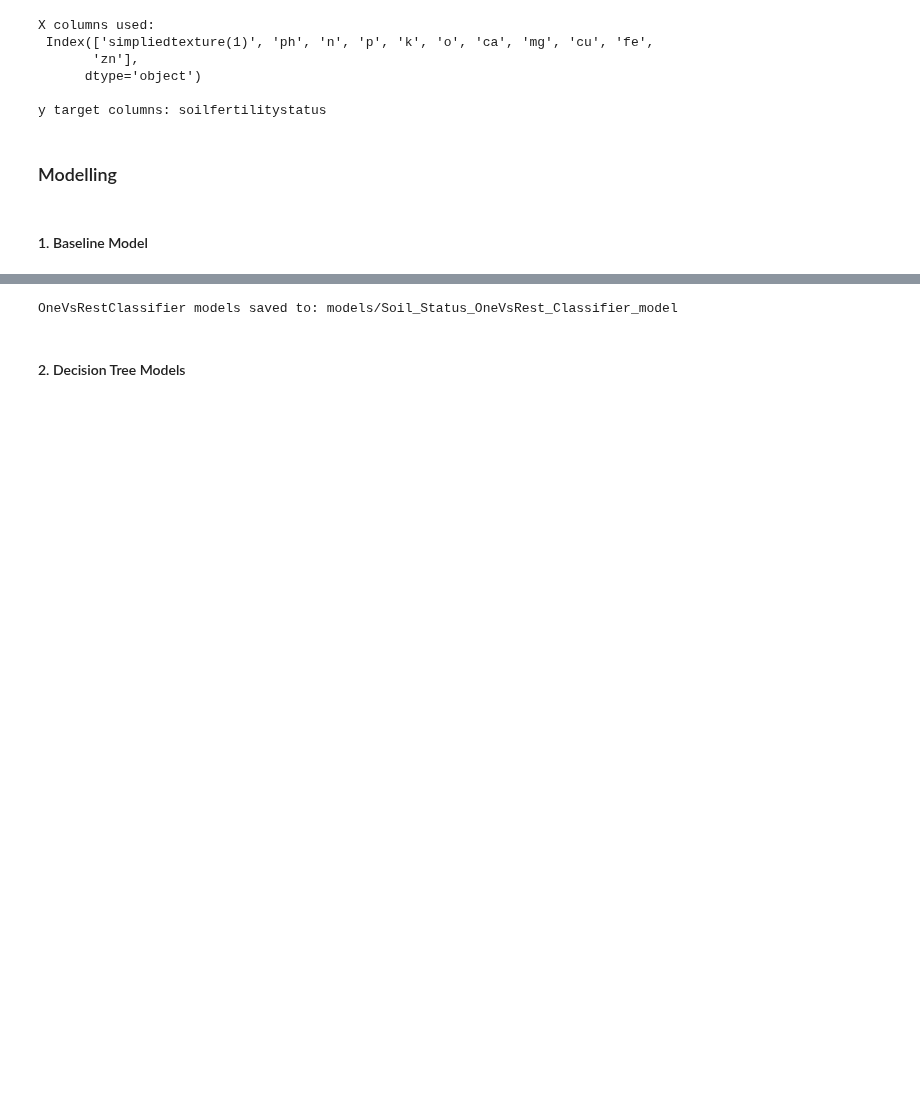
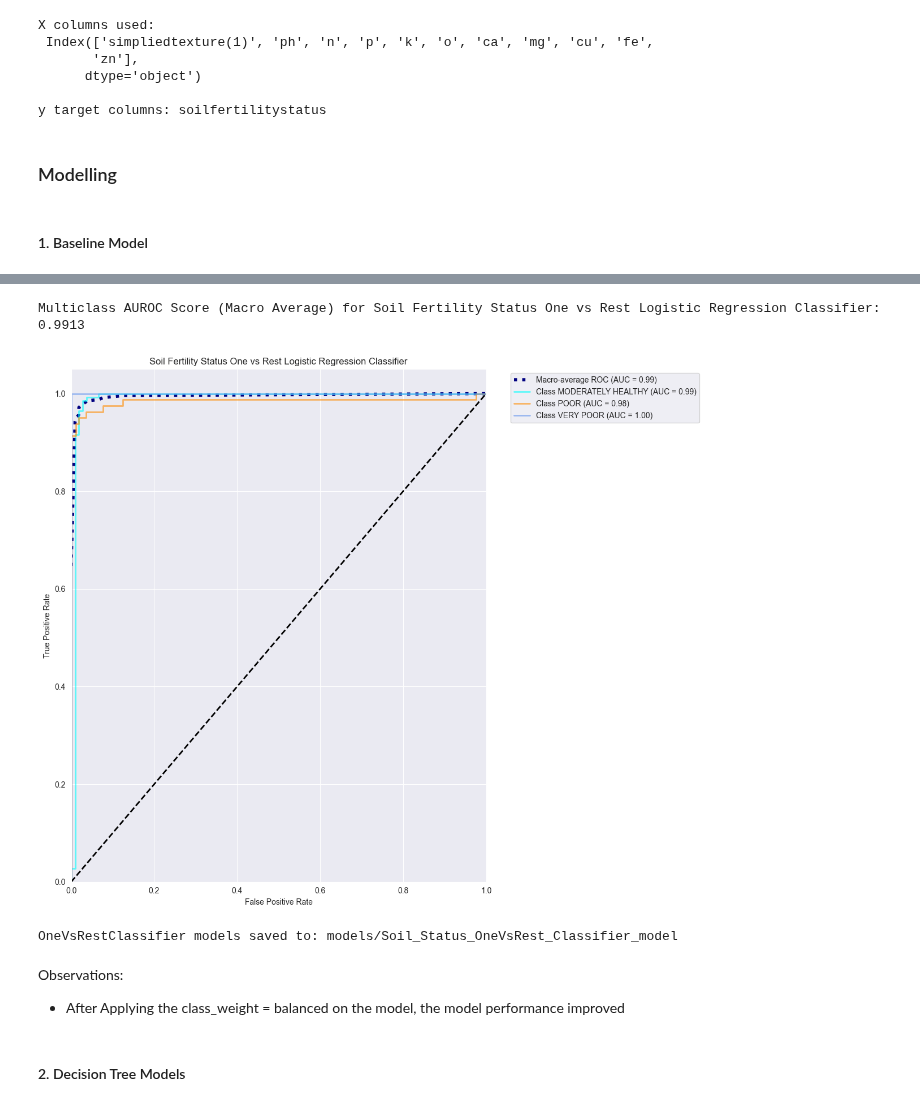
Before and after one commit to oscar066/Kiduka, a Jupyter notebook: notebooks/soil-fertility-status-models-notebook.ipynb, the cells around one changed output, grey strips where cells are left out. Cells and saved outputs as stored; diff of their text form; code cells hidden in the pictures; blank space fills up the shorter version.

```diff
--- a/notebooks/index.ipynb
+++ b/notebooks/soil-fertility-status-models-notebook.ipynb
@@ -1045,3 +1084,19 @@ plt.savefig(plot_path)
+# %%
+from sklearn.preprocessing import LabelEncoder
+from notebooks_utils.auroc_evaluate import evaluate_and_plot_multiclass_roc
+
+# 1. Re-fit the encoder on your original target column to get the names back
+le = LabelEncoder()
+le.fit(df_clean['soilfertilitystatus'])
+
+# 2. Get the class names
+class_names = le.classes_
+
+# Function to evaluate and plot the AUROC metrics
+evaluate_and_plot_multiclass_roc(OvR_clf, X_test, y_test, class_names, title="Soil Fertility Status One vs Rest Logistic Regression Classifier")
+# %% [output]
+Multiclass AUROC Score (Macro Average) for Soil Fertility Status One vs Rest Logistic Regression Classifier: 0.9913
+[figure, added]
 # %%
 # Save the model to a file
 import joblib
@@ -1050,6 +1105,9 @@ joblib.dump(OvR_clf, 'models/Soil_Status_OneVsRest_Classifier_model.joblib')
 print("OneVsRestClassifier models saved to: models/Soil_Status_OneVsRest_Classifier_model")
 # %% [output]
 OneVsRestClassifier models saved to: models/Soil_Status_OneVsRest_Classifier_model
+# %% [markdown]
+Observations:
+- After Applying the class_weight = balanced on the model, the model performance improved
 # %% [markdown]
 #### 2. Decision Tree Models
 # %%
```
Also changed, not shown: parts of 43 cells of this notebook, 19 other files.
